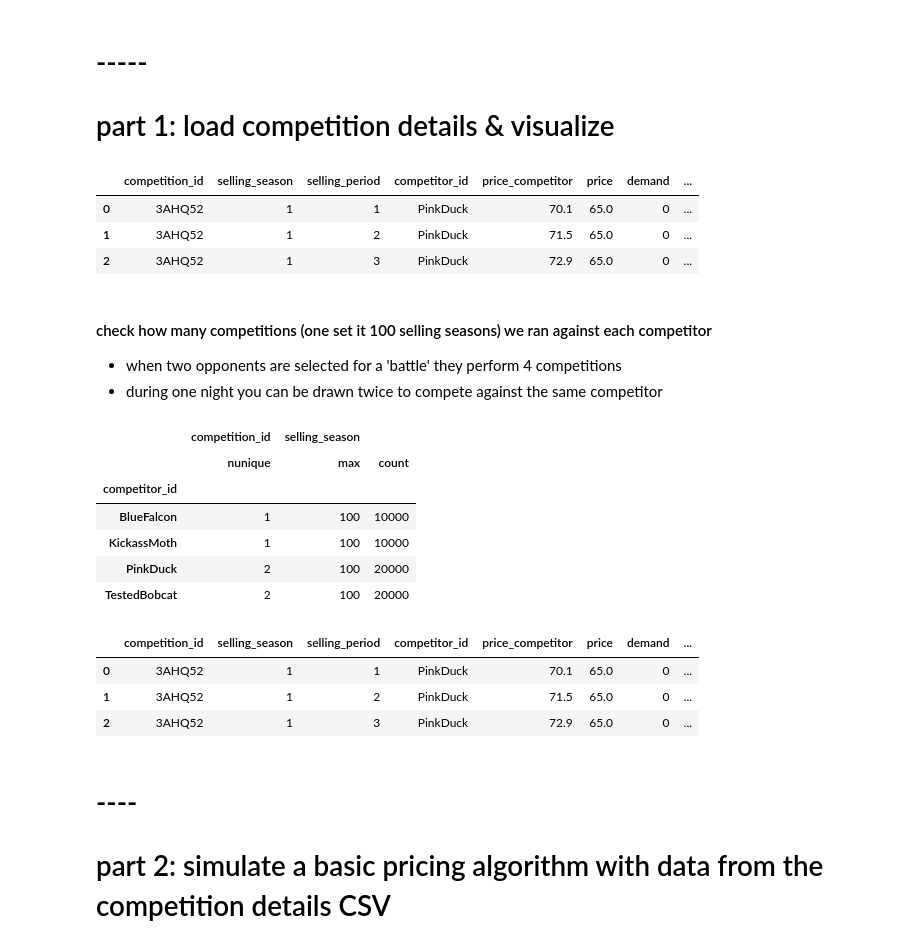
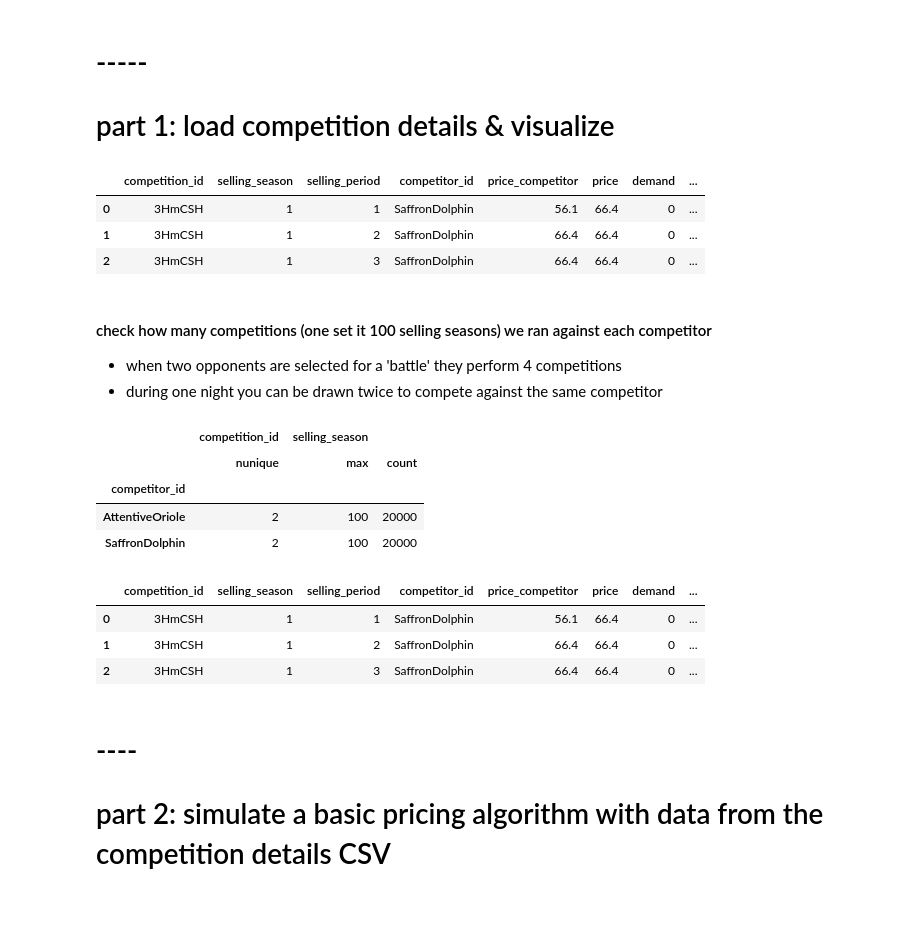
Before and after one commit to aeudes0/BHT-Learning-Optimization, a Jupyter notebook: W2-Notebooks/W2_simulate_dpc_notebook.ipynb, the cells around one changed output. Cells and saved outputs as stored; diff of their text form; code cells hidden in the pictures; blank space fills up the shorter version.

```diff
--- a/W2-Notebooks/W2_simulate_dpc_notebook.ipynb
+++ b/W2-Notebooks/W2_simulate_dpc_notebook.ipynb
@@ -19,14 +19,14 @@ from matplotlib.ticker import MultipleLocator
 # -----
 # part 1: load competition details & visualize
 # %%
-df_comp_details = pd.read_csv('duopoly_competition_details_good.csv')
+df_comp_details = pd.read_csv('../duopoly_competition_details1.csv')
 df_comp_details.fillna(0, inplace=True)
 df_comp_details.head(3)
 # %% [output]
 |  | competition_id | selling_season | selling_period | competitor_id | price_competitor | price | demand | ... |
-| 0 | 3AHQ52 | 1 | 1 | PinkDuck | 70.1 | 65.0 | 0 | ... |
-| 1 | 3AHQ52 | 1 | 2 | PinkDuck | 71.5 | 65.0 | 0 | ... |
-| 2 | 3AHQ52 | 1 | 3 | PinkDuck | 72.9 | 65.0 | 0 | ... |
+| 0 | 3HmCSH | 1 | 1 | SaffronDolphin | 56.1 | 66.4 | 0 | ... |
+| 1 | 3HmCSH | 1 | 2 | SaffronDolphin | 66.4 | 66.4 | 0 | ... |
+| 2 | 3HmCSH | 1 | 3 | SaffronDolphin | 66.4 | 66.4 | 0 | ... |
 # %% [markdown]
 #### check how many competitions (one set it 100 selling seasons) we ran against each competitor
 - when two opponents are selected for a 'battle' they perform 4 competitions
@@ -40,10 +40,8 @@ df_comp_details.groupby('competitor_id').agg({
 |  | competition_id | selling_season |  |
 |  | nunique | max | count |
 | competitor_id |  |  |  |
-| BlueFalcon | 1 | 100 | 10000 |
-| KickassMoth | 1 | 100 | 10000 |
-| PinkDuck | 2 | 100 | 20000 |
-| TestedBobcat | 2 | 100 | 20000 |
+| AttentiveOriole | 2 | 100 | 20000 |
+| SaffronDolphin | 2 | 100 | 20000 |
 # %%
 df_comp_details['unique_selling_season_key'] = df_comp_details.apply(lambda r:
                                 "%s_%s" % (r.competition_id,r.selling_season), axis=1)
@@ -51,9 +49,9 @@ df_comp_details['unique_selling_season_key'] = df_comp_details.apply(lambda r:
 df_comp_details.head(3)
 # %% [output]
 |  | competition_id | selling_season | selling_period | competitor_id | price_competitor | price | demand | ... |
-| 0 | 3AHQ52 | 1 | 1 | PinkDuck | 70.1 | 65.0 | 0 | ... |
-| 1 | 3AHQ52 | 1 | 2 | PinkDuck | 71.5 | 65.0 | 0 | ... |
-| 2 | 3AHQ52 | 1 | 3 | PinkDuck | 72.9 | 65.0 | 0 | ... |
+| 0 | 3HmCSH | 1 | 1 | SaffronDolphin | 56.1 | 66.4 | 0 | ... |
+| 1 | 3HmCSH | 1 | 2 | SaffronDolphin | 66.4 | 66.4 | 0 | ... |
+| 2 | 3HmCSH | 1 | 3 | SaffronDolphin | 66.4 | 66.4 | 0 | ... |
 # %% [markdown]
 # ----
 # part 2: simulate a basic pricing algorithm with data from the competition details CSV
```
Also changed, not shown: parts of 4 cells of this notebook, 3 other files.
